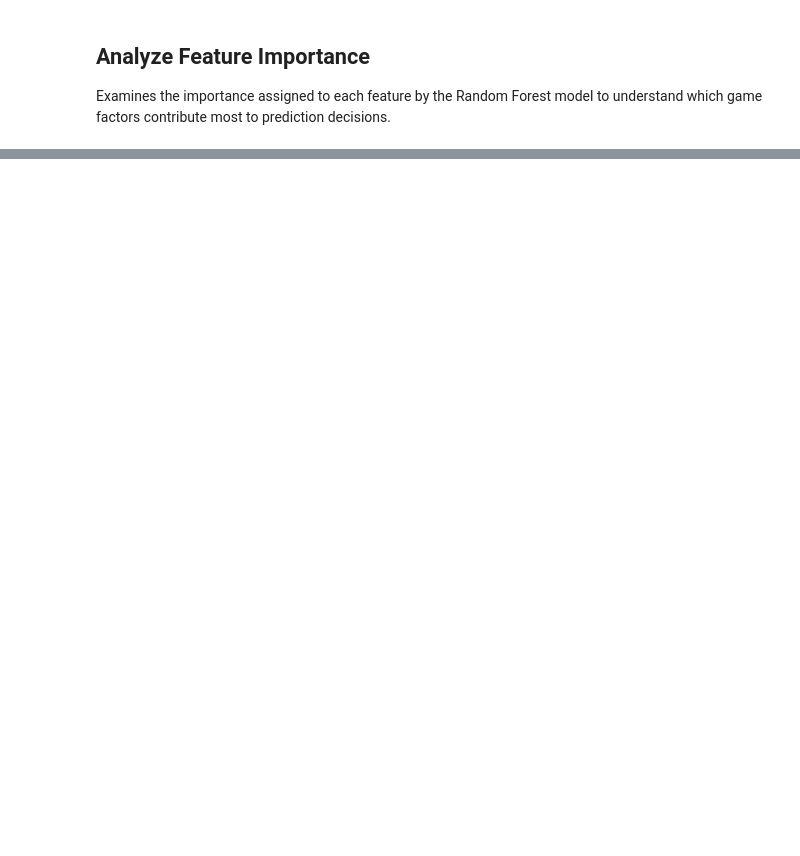
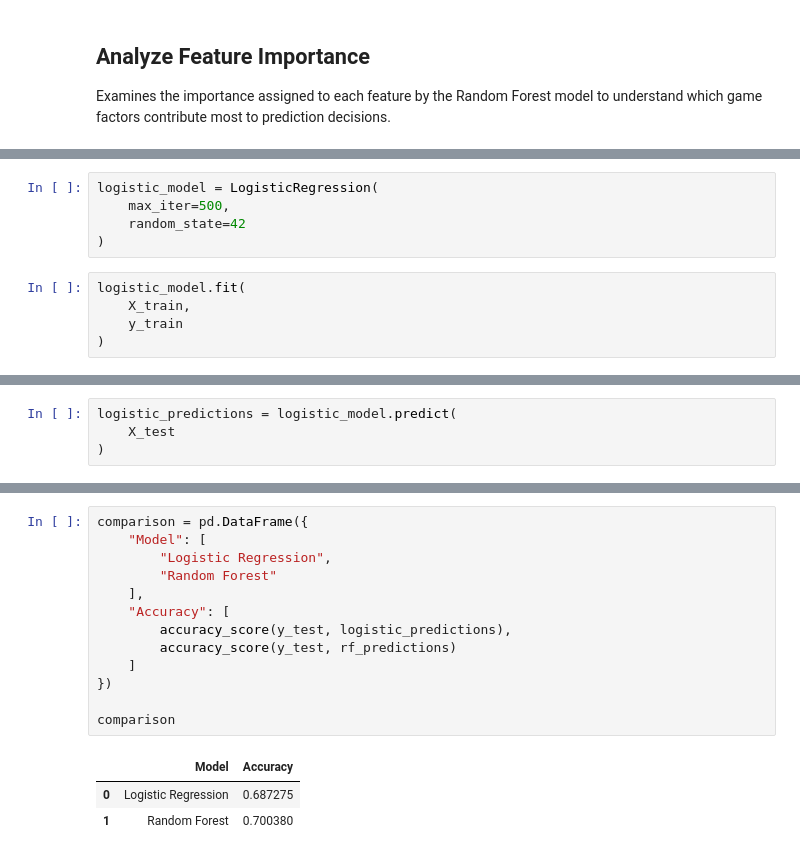
Before and after one commit to monish-3110/NBA-Win-Probability, a Jupyter notebook: notebooks/03_random_forest_model.ipynb, the cells around one changed output, grey strips where cells are left out. Saved outputs shown, nothing was run; the diff lists cells and outputs as text; blank space fills up the shorter version.

```diff
--- a/notebooks/03_random_forest_model.ipynb
+++ b/notebooks/03_random_forest_model.ipynb
@@ -148,0 +210,10 @@ Experiments with different Random Forest parameters, such as tree count and maxi
+# %%
+logistic_model = LogisticRegression(
+    max_iter=500,
+    random_state=42
+)
+# %%
+logistic_model.fit(
+    X_train,
+    y_train
+)
@@ -148,0 +222,4 @@ Experiments with different Random Forest parameters, such as tree count and maxi
+# %%
+logistic_predictions = logistic_model.predict(
+    X_test
+)
@@ -148,0 +272,17 @@ Experiments with different Random Forest parameters, such as tree count and maxi
+# %%
+comparison = pd.DataFrame({
+    "Model": [
+        "Logistic Regression",
+        "Random Forest"
+    ],
+    "Accuracy": [
+        accuracy_score(y_test, logistic_predictions),
+        accuracy_score(y_test, rf_predictions)
+    ]
+})
+
+comparison
+# %% [output]
+|  | Model | Accuracy |
+| 0 | Logistic Regression | 0.687275 |
+| 1 | Random Forest | 0.700380 |
```
Also changed, not shown: parts of 29 cells of this notebook, 3 other files.
